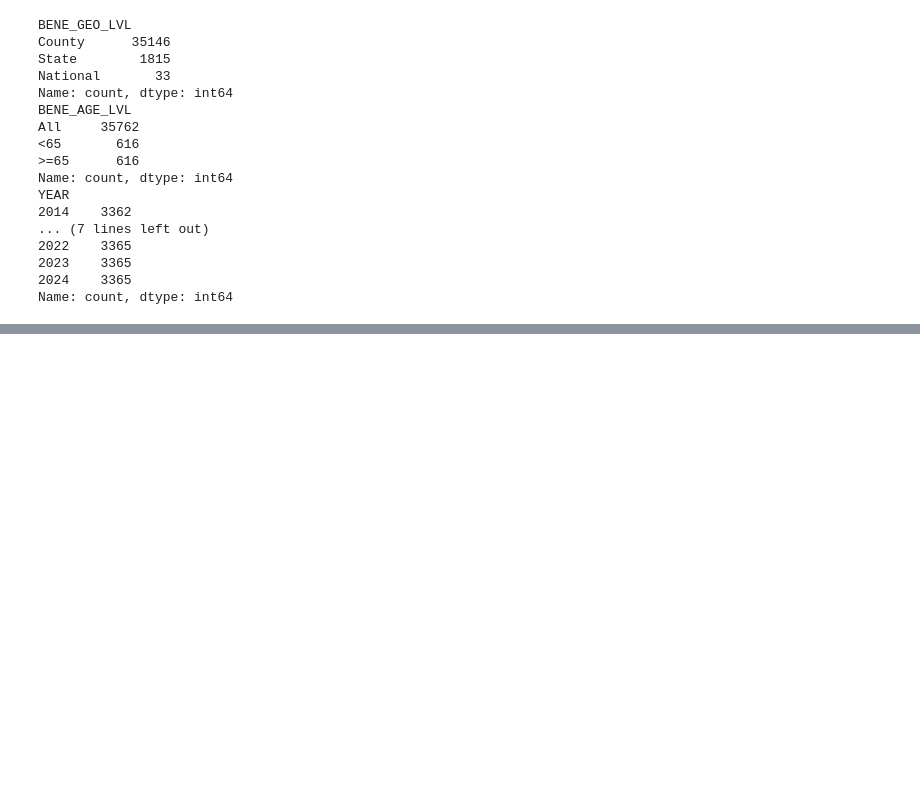
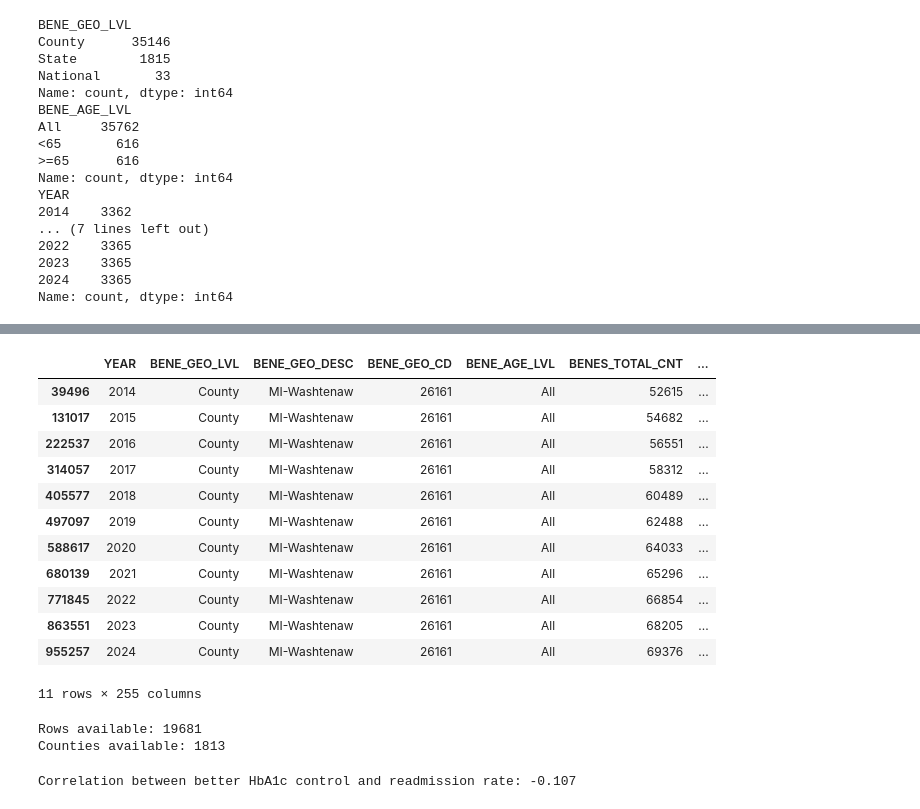
Before and after one commit to memckay/mads-capstone, a Jupyter notebook: notebooks/Zip_County_Crosswalk.ipynb, the cells around one changed output, grey strips where cells are left out. Cells and saved outputs as stored; diff of their text form; code cells hidden in the pictures; blank space fills up the shorter version.

```diff
--- a/notebooks/Zip_County_Crosswalk.ipynb
+++ b/notebooks/Zip_County_Crosswalk.ipynb
@@ -172,0 +354,19 @@ geo_county = geo[
+# %%
+analytic_measure[
+    analytic_measure["BENE_GEO_DESC"].str.contains("Washtenaw", case=False, na=False)
+    & analytic_measure["measure_cd"].astype(str).str.contains("130", case=False, na=False)
+]
+# %% [output]
+|  | YEAR | BENE_GEO_LVL | BENE_GEO_DESC | BENE_GEO_CD | BENE_AGE_LVL | BENES_TOTAL_CNT | ... |
+| 39496 | 2014 | County | MI-Washtenaw | 26161 | All | 52615 | ... |
+| 131017 | 2015 | County | MI-Washtenaw | 26161 | All | 54682 | ... |
+| 222537 | 2016 | County | MI-Washtenaw | 26161 | All | 56551 | ... |
+| 314057 | 2017 | County | MI-Washtenaw | 26161 | All | 58312 | ... |
+| 405577 | 2018 | County | MI-Washtenaw | 26161 | All | 60489 | ... |
+| 497097 | 2019 | County | MI-Washtenaw | 26161 | All | 62488 | ... |
+| 588617 | 2020 | County | MI-Washtenaw | 26161 | All | 64033 | ... |
+| 680139 | 2021 | County | MI-Washtenaw | 26161 | All | 65296 | ... |
+| 771845 | 2022 | County | MI-Washtenaw | 26161 | All | 66854 | ... |
+| 863551 | 2023 | County | MI-Washtenaw | 26161 | All | 68205 | ... |
+| 955257 | 2024 | County | MI-Washtenaw | 26161 | All | 69376 | ... |
+11 rows × 255 columns
@@ -172,0 +439,50 @@ geo_county = geo[
+# %%
+
+import matplotlib.pyplot as plt
+import seaborn as sns
+
+# HbA1c poor control measure
+hba1c_measure_cd = "MIPS_GRP_001_overall"
+readmission_col = "ACUTE_HOSP_READMSN_PCT"
+
+# 1. Filter analytic_measure to HbA1c measure
+hba1c = analytic_measure[
+    analytic_measure["measure_cd"].eq(hba1c_measure_cd)
+].copy()
+
+# 2. Convert needed columns to numeric
+hba1c["avg_prf_rate_weighted"] = pd.to_numeric(
+    hba1c["avg_prf_rate_weighted"],
+    errors="coerce"
+)
+
+hba1c[readmission_col] = pd.to_numeric(
+    hba1c[readmission_col],
+    errors="coerce"
+)
+
+# 3. Inverse measure:
+# avg_prf_rate_weighted = % poor HbA1c control
+# hba1c_control_score = higher is better control
+hba1c["hba1c_poor_control_rate"] = hba1c["avg_prf_rate_weighted"]
+hba1c["hba1c_control_score"] = 100 - hba1c["hba1c_poor_control_rate"]
+
+# 4. Keep rows with both HbA1c and readmission data
+hba1c_analysis = hba1c.dropna(
+    subset=["hba1c_control_score", readmission_col]
+).copy()
+
+print("Rows available:", len(hba1c_analysis))
+print("Counties available:", hba1c_analysis["county_fips"].nunique())
+# %% [output]
+Rows available: 19681
+Counties available: 1813
+# %%
+# 5. Correlation
+corr = hba1c_analysis[
+    ["hba1c_control_score", readmission_col]
+].corr().iloc[0, 1]
+
+print(f"Correlation between better HbA1c control and readmission rate: {corr:.3f}")
+# %% [output]
+Correlation between better HbA1c control and readmission rate: -0.107
```
Also changed, not shown: parts of 8 cells of this notebook.
